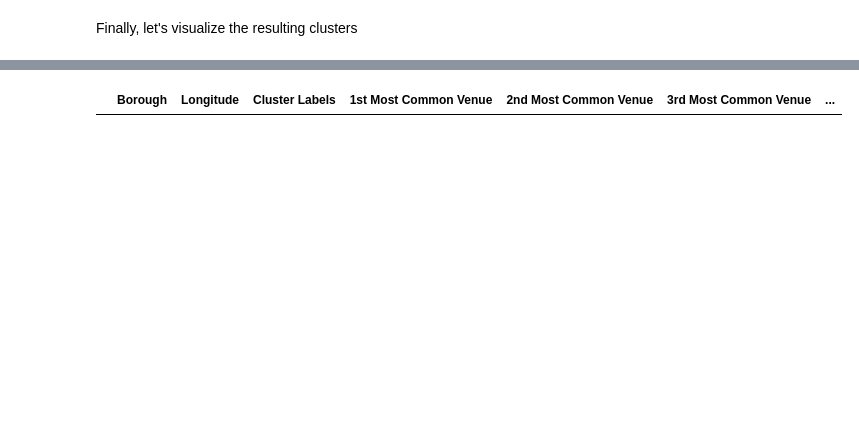
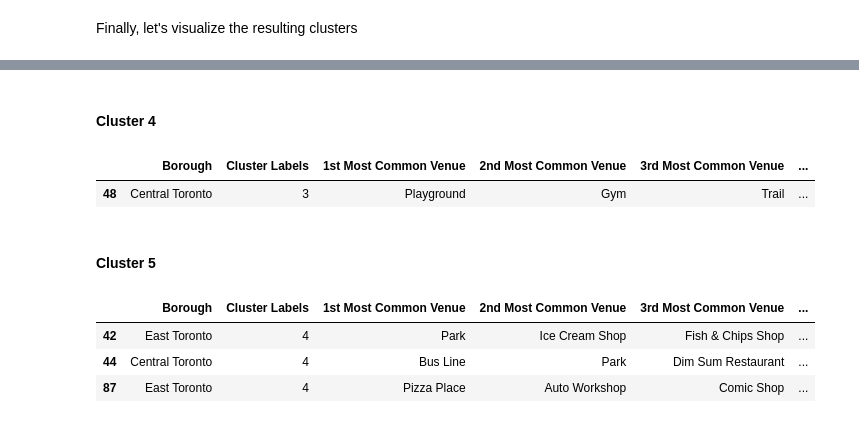
Before and after one commit to EnkeledaM/Coursera_Capstone-1, a Jupyter notebook: TorontoNeighborhoods.ipynb, the cells around one changed output, grey strips where cells are left out. Drawn from its saved outputs; the diff is of its cells as text; code cells hidden in the pictures; blank space fills up the shorter version.

```diff
--- a/TorontoNeighborhoods.ipynb
+++ b/TorontoNeighborhoods.ipynb
@@ -422,6 +424,6 @@ Run k-means to cluster the neighborhood into 4 clusters.
 # %%
 # set number of clusters
-kclusters = 4
+kclusters = 5
 
 city_grouped_clustering = city_grouped.drop('Neighborhood', 1)
 
@@ -514,4 +523,16 @@ city_merged.loc[city_merged['Cluster Labels'] == 2, city_merged.columns[[1] + li
+# %% [markdown]
+#### Cluster 4
+# %%
+city_merged.loc[city_merged['Cluster Labels'] == 3, city_merged.columns[[1] + list(range(5, city_merged.shape[1]))]]
+# %% [output]
+|  | Borough | Cluster Labels | 1st Most Common Venue | 2nd Most Common Venue | 3rd Most Common Venue | ... |
+| 48 | Central Toronto | 3 | Playground | Gym | Trail | ... |
+# %% [markdown]
+#### Cluster 5
 # %%
-city_merged.loc[city_merged['Cluster Labels'] == 4, city_merged.columns[[1] + list(range(4, city_merged.shape[1]))]]
+city_merged.loc[city_merged['Cluster Labels'] == 4, city_merged.columns[[1] + list(range(5, city_merged.shape[1]))]]
 # %% [output]
-|  | Borough | Longitude | Cluster Labels | 1st Most Common Venue | 2nd Most Common Venue | 3rd Most Common Venue | ... |
+|  | Borough | Cluster Labels | 1st Most Common Venue | 2nd Most Common Venue | 3rd Most Common Venue | ... |
+| 42 | East Toronto | 4 | Park | Ice Cream Shop | Fish & Chips Shop | ... |
+| 44 | Central Toronto | 4 | Bus Line | Park | Dim Sum Restaurant | ... |
+| 87 | East Toronto | 4 | Pizza Place | Auto Workshop | Comic Shop | ... |
```
Also changed, not shown: parts of 29 cells of this notebook.
